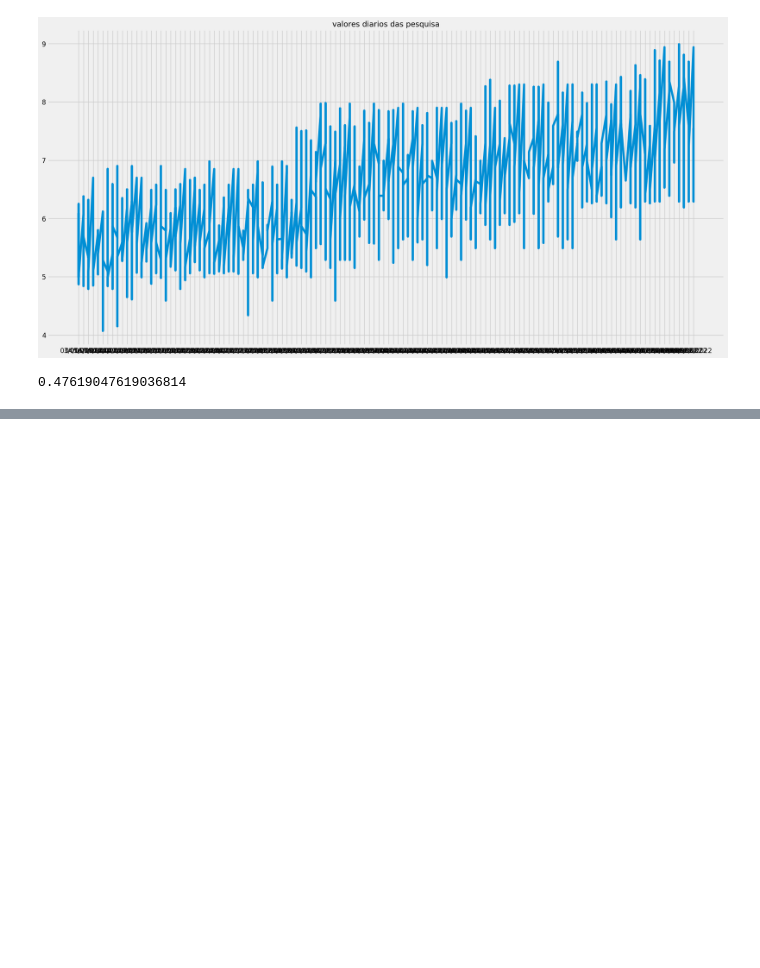
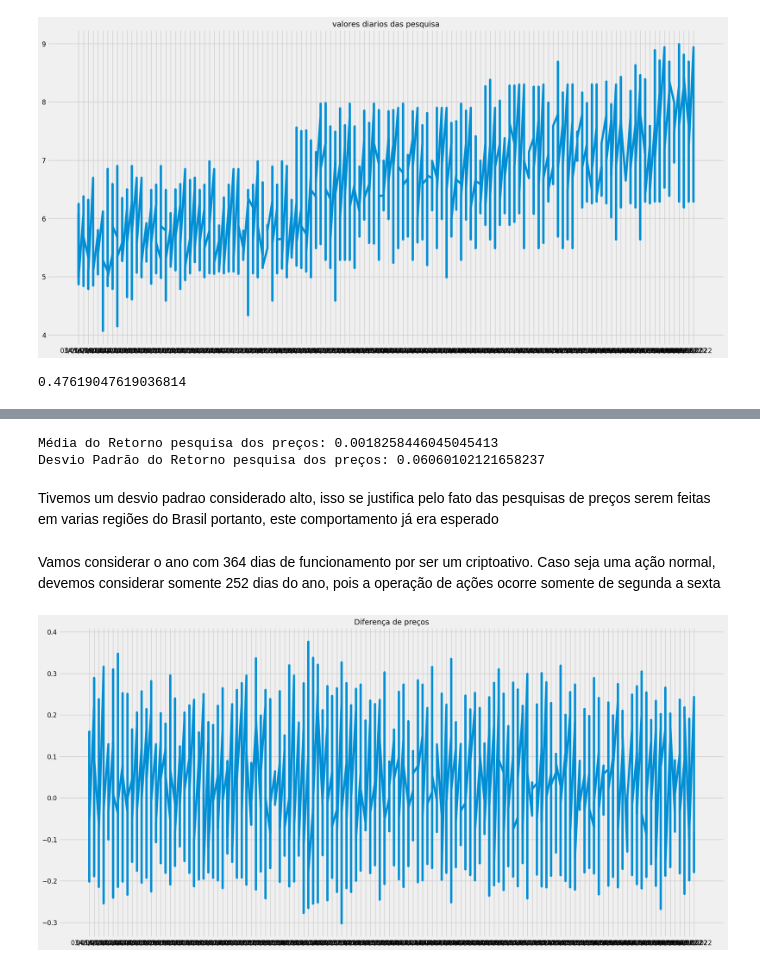
Before and after one commit to OdairDias/Projeto-Arima, a Jupyter notebook: modelo.ipynb, the cells around one changed output, grey strips where cells are left out. Saved outputs shown, nothing was run; the diff lists cells and outputs as text; code cells hidden in the pictures; blank space fills up the shorter version.

```diff
--- a/modelo.ipynb
+++ b/modelo.ipynb
@@ -254,8 +249,8 @@ plt.show()
 # %% [output]
 [figure]
 # %%
-# Retorno acumulado
-retorno_dentropesquisas= (1 + retorno_dentropesquisas).cumprod() - 1
-retorno_dentropesquisas.max()
+# Retorno acumulado no periódo analisado resultado em %
+retorno_dentropesquisas_Acumulado= (1 + retorno_dentropesquisas).cumprod() - 1
+retorno_dentropesquisas_Acumulado.max()
 # %% [output]
 0.47619047619036814
@@ -261,0 +264,18 @@ retorno_dentropesquisas.max()
+# %%
+# Média e desvio padrão
+print("Média do Retorno pesquisa dos preços:", media_retorno_diario)
+print("Desvio Padrão do Retorno pesquisa dos preços:", desvio_retorno_diario)
+# %% [output]
+Média do Retorno pesquisa dos preços: 0.0018258446045045413
+Desvio Padrão do Retorno pesquisa dos preços: 0.06060102121658237
+# %% [markdown]
+Tivemos um desvio padrao considerado alto, isso se justifica pelo fato das pesquisas de preços serem feitas em varias regiões do Brasil portanto, este comportamento já era esperado
+# %% [markdown]
+Vamos considerar o ano com 364 dias de funcionamento por ser um criptoativo. Caso seja uma ação normal, devemos considerar somente 252 dias do ano, pois a operação de ações ocorre somente de segunda a sexta
+# %%
+# Plot
+plt.plot(retorno_dentropesquisas)
+plt.title("Diferença de preços", size = 14)
+plt.show()
+# %% [output]
+[figure, added]
```
Also changed, not shown: parts of 12 cells of this notebook, 1 other file.
